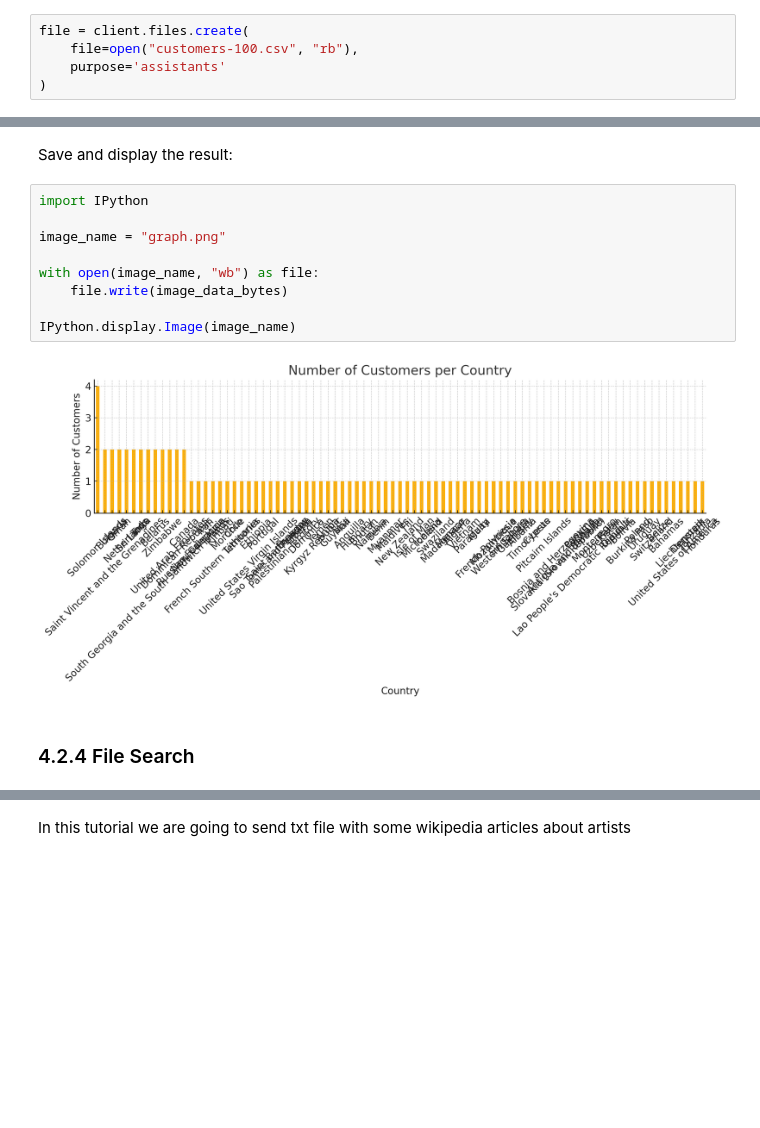
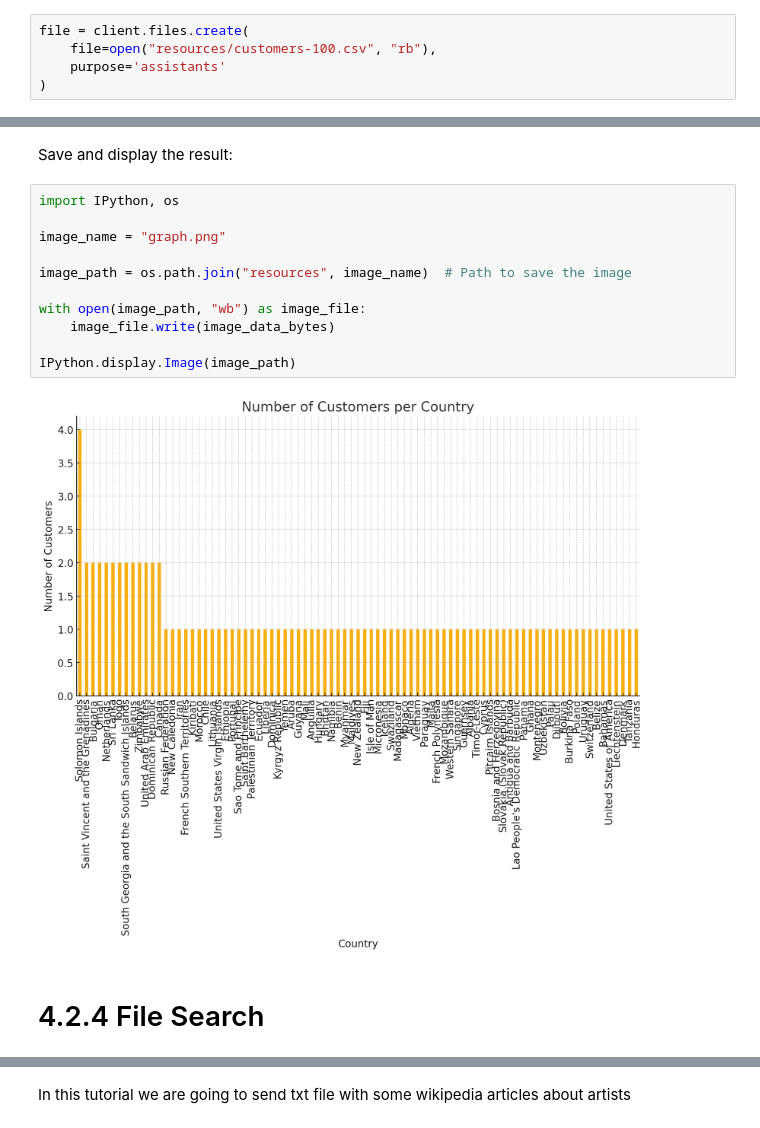
Before and after one commit to carlosgalvesisep/SISTCA-OpenAI, a Jupyter notebook: LETI_SISTCA_2023_24_Team2_OpenAI.ipynb, the cells around one changed output, grey strips where cells are left out. Cells and saved outputs as stored; diff of their text form; blank space fills up the shorter version.

```diff
--- a/LETI_SISTCA_2023_24_Team2_OpenAI.ipynb
+++ b/LETI_SISTCA_2023_24_Team2_OpenAI.ipynb
@@ -982,7 +935,7 @@ The Code Interpreter works similarly to the tools in the previous tutorial as it
 In this tutorial we will attempt to portray Code Interpreter's usefulness for data analysis by providing it with a file containing the data of 100 customers of a ficticious organization.
 # %%
 file = client.files.create(
-    file=open("customers-100.csv", "rb"),
+    file=open("resources/customers-100.csv", "rb"),
     purpose='assistants'
 )
 # %% [markdown]
@@ -1119,18 +1072,20 @@ image_data_bytes = image_data.read()
 # %% [markdown]
 Save and display the result:
 # %%
-import IPython
+import IPython, os
 
 image_name = "graph.png"
 
-with open(image_name, "wb") as file:
-    file.write(image_data_bytes)
+image_path = os.path.join("resources", image_name)  # Path to save the image
 
-IPython.display.Image(image_name)
+with open(image_path, "wb") as image_file:
+    image_file.write(image_data_bytes)
+
+IPython.display.Image(image_path)
 # %% [output]
-[figure, old version]
+[figure, new version]
 # %% [markdown]
-### 4.2.4 File Search
+# 4.2.4 File Search
 # %% [markdown]
 
 File search is a tool that complements the Assistants API. It allows users to send their documents and question the assistant about them. The documents sent by the user are transformed in embeddings and stored in vector stores. File search uses both keyword and vector search to retrieve relevant information.
```
Also changed, not shown: parts of 121 cells of this notebook, 1 other file.
